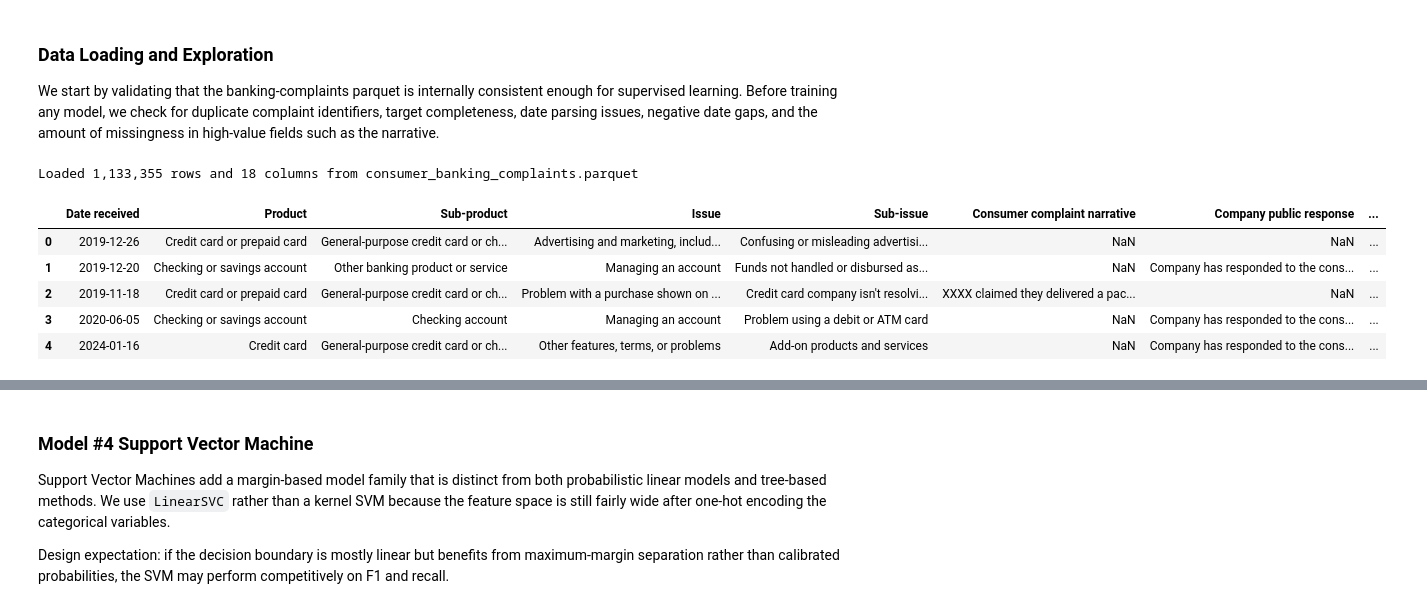
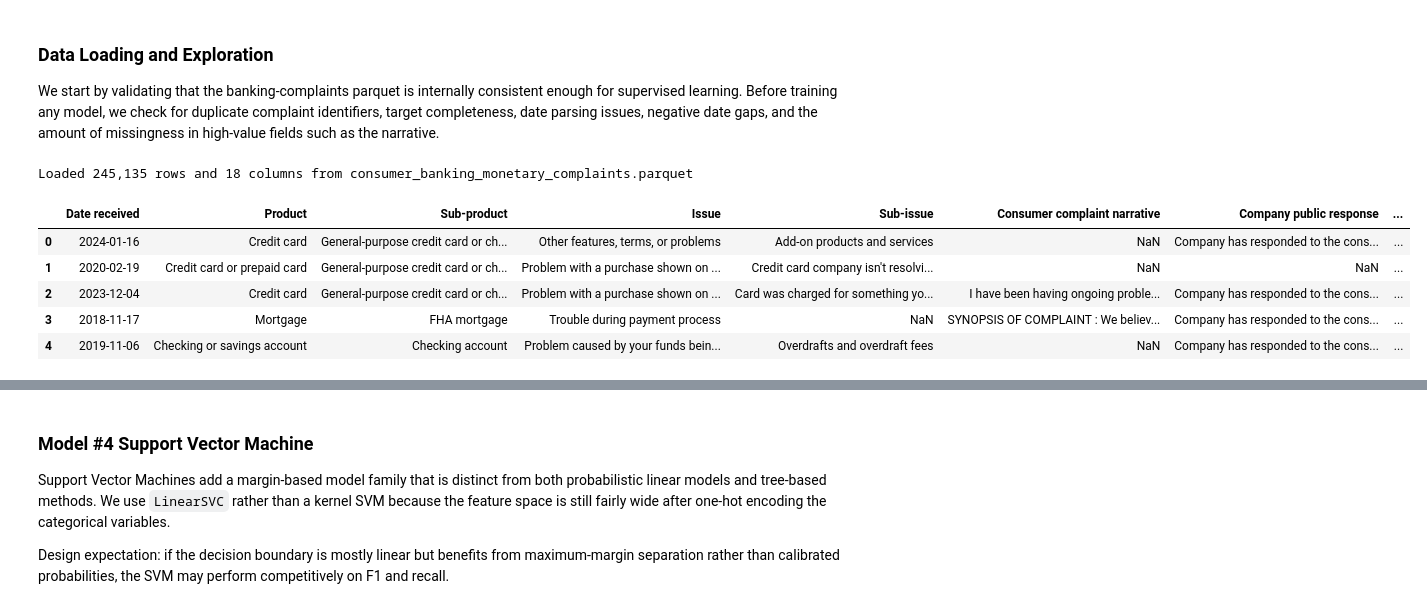
Before and after one commit to n-tamm/cfpb_mortgage_complaints, a Jupyter notebook: notebooks/03_supervised_model_development_monetary.ipynb, the cells around one changed output, grey strips where cells are left out. Cells and saved outputs as stored; diff of their text form; code cells hidden in the pictures.

```diff
--- a/notebooks/03_supervised_model_development.ipynb
+++ b/notebooks/03_supervised_model_development_monetary.ipynb
@@ -37,8 +37,6 @@ from pathlib import Path
 import warnings
 
 import joblib
-from imblearn.over_sampling import SMOTE
-from imblearn.pipeline import Pipeline as ImbPipeline
 import numpy as np
 import pandas as pd
 
@@ -54,44 +52,45 @@ from sklearn.metrics import (
     f1_score,
     precision_score,
     recall_score,
     roc_auc_score,
 )
 from sklearn.model_selection import GridSearchCV, StratifiedKFold, train_test_split
 from sklearn.neighbors import KNeighborsClassifier
 from sklearn.pipeline import Pipeline
 from sklearn.preprocessing import OneHotEncoder, StandardScaler
 from sklearn.svm import LinearSVC
 
 warnings.filterwarnings("ignore")
 pd.set_option("display.max_columns", 100)
 
 PROJECT_ROOT = Path.cwd().resolve().parent if Path.cwd().name == "notebooks" else Path.cwd().resolve()
-DATA_PATH = PROJECT_ROOT / "data" / "processed" / "consumer_banking_complaints.parquet"
+DATA_PATH = PROJECT_ROOT / "data" / "processed" / "consumer_banking_monetary_complaints.parquet"
 ARTIFACT_DIR = PROJECT_ROOT / "data" / "processed"
 VISUALS_DIR = PROJECT_ROOT / "visuals"
 VISUALS_DIR.mkdir(exist_ok=True)
 
 MODEL_SCOPE = "all_banking"
-MAX_MODEL_ROWS = 60_000
-KNN_MAX_TRAIN_ROWS = 20_000
+QUICK_TEST_MODE = True
 RANDOM_STATE = 42
-CV_FOLDS = 5
-N_JOBS = min(4, max(1, (os.cpu_count() or 2) - 1))
+CV_FOLDS = 3 if QUICK_TEST_MODE else 5
+KNN_MAX_TRAIN_ROWS = 20000 if QUICK_TEST_MODE else None
+RF_N_ESTIMATORS = 300 if QUICK_TEST_MODE else 500
+N_JOBS = min(3, max(1, (os.cpu_count() or 2) - 1))
 
 assert DATA_PATH.exists(), f"Expected source parquet at {DATA_PATH}"
 
 raw_df = pd.read_parquet(DATA_PATH)
 
 print(f"Loaded {len(raw_df):,} rows and {raw_df.shape[1]} columns from {DATA_PATH.name}")
 raw_df.head()
 # %% [output]
-Loaded 1,133,355 rows and 18 columns from consumer_banking_complaints.parquet
+Loaded 245,135 rows and 18 columns from consumer_banking_monetary_complaints.parquet
 |  | Date received | Product | Sub-product | Issue | Sub-issue | Consumer complaint narrative | Company public response | ... |
-| 0 | 2019-12-26 | Credit card or prepaid card | General-purpose credit card or ch... | Advertising and marketing, includ... | Confusing or misleading advertisi... | NaN | NaN | ... |
-| 1 | 2019-12-20 | Checking or savings account | Other banking product or service | Managing an account | Funds not handled or disbursed as... | NaN | Company has responded to the cons... | ... |
-| 2 | 2019-11-18 | Credit card or prepaid card | General-purpose credit card or ch... | Problem with a purchase shown on ... | Credit card company isn't resolvi... | XXXX claimed they delivered a pac... | NaN | ... |
-| 3 | 2020-06-05 | Checking or savings account | Checking account | Managing an account | Problem using a debit or ATM card | NaN | Company has responded to the cons... | ... |
-| 4 | 2024-01-16 | Credit card | General-purpose credit card or ch... | Other features, terms, or problems | Add-on products and services | NaN | Company has responded to the cons... | ... |
+| 0 | 2024-01-16 | Credit card | General-purpose credit card or ch... | Other features, terms, or problems | Add-on products and services | NaN | Company has responded to the cons... | ... |
+| 1 | 2020-02-19 | Credit card or prepaid card | General-purpose credit card or ch... | Problem with a purchase shown on ... | Credit card company isn't resolvi... | NaN | NaN | ... |
+| 2 | 2023-12-04 | Credit card | General-purpose credit card or ch... | Problem with a purchase shown on ... | Card was charged for something yo... | I have been having ongoing proble... | Company has responded to the cons... | ... |
+| 3 | 2018-11-17 | Mortgage | FHA mortgage | Trouble during payment process | NaN | SYNOPSIS OF COMPLAINT : We believ... | Company has responded to the cons... | ... |
+| 4 | 2019-11-06 | Checking or savings account | Checking account | Problem caused by your funds bein... | Overdrafts and overdraft fees | NaN | Company has responded to the cons... | ... |
 # %%
 quality_df = raw_df.copy()
 quality_df["Date received"] = pd.to_datetime(quality_df["Date received"], errors="coerce")
```
Also changed, not shown: parts of 19 cells of this notebook, 19 other files.
